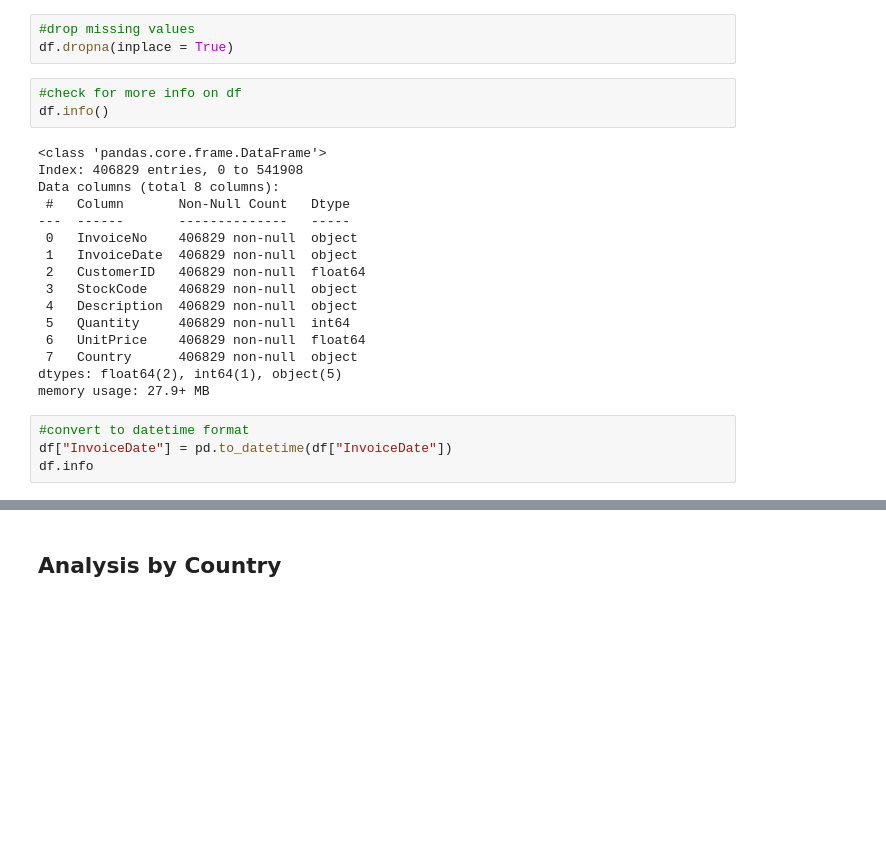
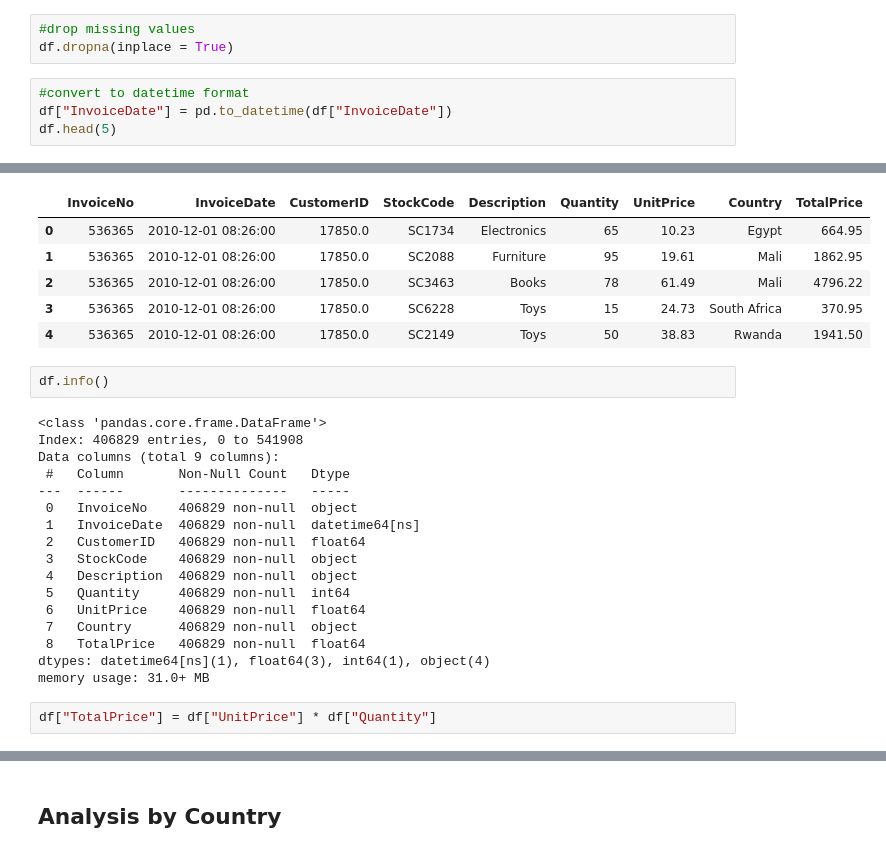
Before and after one commit to oyedeleazeezolawale/Eshop_pro_cohort_anaylsis, a Jupyter notebook: notebooks/cohort _analysis.ipynb, the cells around one changed output, grey strips where cells are left out. Drawn from its saved outputs; the diff is of its cells as text; blank space fills up the shorter version.

Commit message:
updated data cleaning and EDA

```diff
--- a/notebooks/cohort _analysis.ipynb
+++ b/notebooks/cohort _analysis.ipynb
@@ -95,27 +71,8 @@ dtype: int64
 # %%
 #drop missing values
 df.dropna(inplace = True)
-# %%
-#check for more info on df
-df.info()
-# %% [output]
-<class 'pandas.core.frame.DataFrame'>
-Index: 406829 entries, 0 to 541908
-Data columns (total 8 columns):
- #   Column       Non-Null Count   Dtype
----  ------       --------------   -----
- 0   InvoiceNo    406829 non-null  object
- 1   InvoiceDate  406829 non-null  object
- 2   CustomerID   406829 non-null  float64
- 3   StockCode    406829 non-null  object
- 4   Description  406829 non-null  object
- 5   Quantity     406829 non-null  int64
- 6   UnitPrice    406829 non-null  float64
- 7   Country      406829 non-null  object
-dtypes: float64(2), int64(1), object(5)
-memory usage: 27.9+ MB
 # %%
 #convert to datetime format
 df["InvoiceDate"] = pd.to_datetime(df["InvoiceDate"])
-df.info
+df.head(5)
 # %% [output]
@@ -138,0 +79,27 @@ df.info
+|  | InvoiceNo | InvoiceDate | CustomerID | StockCode | Description | Quantity | UnitPrice | Country | TotalPrice |
+| 0 | 536365 | 2010-12-01 08:26:00 | 17850.0 | SC1734 | Electronics | 65 | 10.23 | Egypt | 664.95 |
+| 1 | 536365 | 2010-12-01 08:26:00 | 17850.0 | SC2088 | Furniture | 95 | 19.61 | Mali | 1862.95 |
+| 2 | 536365 | 2010-12-01 08:26:00 | 17850.0 | SC3463 | Books | 78 | 61.49 | Mali | 4796.22 |
+| 3 | 536365 | 2010-12-01 08:26:00 | 17850.0 | SC6228 | Toys | 15 | 24.73 | South Africa | 370.95 |
+| 4 | 536365 | 2010-12-01 08:26:00 | 17850.0 | SC2149 | Toys | 50 | 38.83 | Rwanda | 1941.50 |
+# %%
+df.info()
+# %% [output]
+<class 'pandas.core.frame.DataFrame'>
+Index: 406829 entries, 0 to 541908
+Data columns (total 9 columns):
+ #   Column       Non-Null Count   Dtype
+---  ------       --------------   -----
+ 0   InvoiceNo    406829 non-null  object
+ 1   InvoiceDate  406829 non-null  datetime64[ns]
+ 2   CustomerID   406829 non-null  float64
+ 3   StockCode    406829 non-null  object
+ 4   Description  406829 non-null  object
+ 5   Quantity     406829 non-null  int64
+ 6   UnitPrice    406829 non-null  float64
+ 7   Country      406829 non-null  object
+ 8   TotalPrice   406829 non-null  float64
+dtypes: datetime64[ns](1), float64(3), int64(1), object(4)
+memory usage: 31.0+ MB
+# %%
+df["TotalPrice"] = df["UnitPrice"] * df["Quantity"]
```
Also changed, not shown: parts of 8 cells of this notebook.
